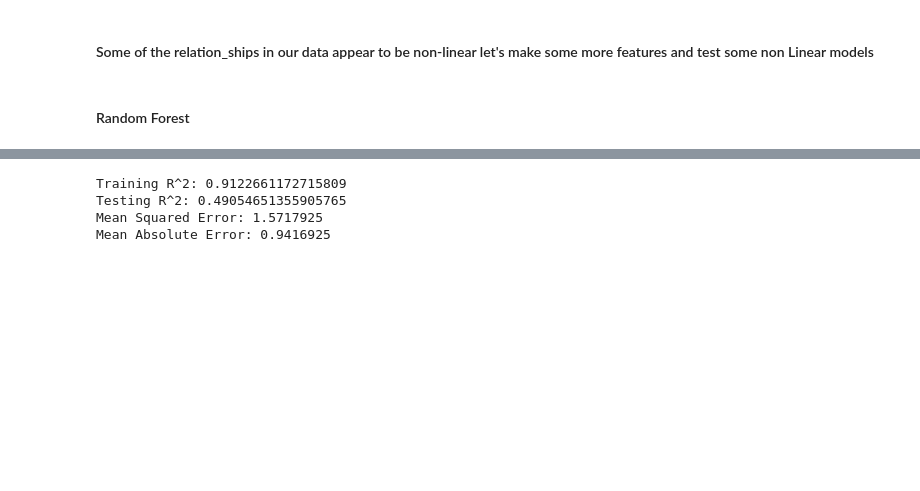
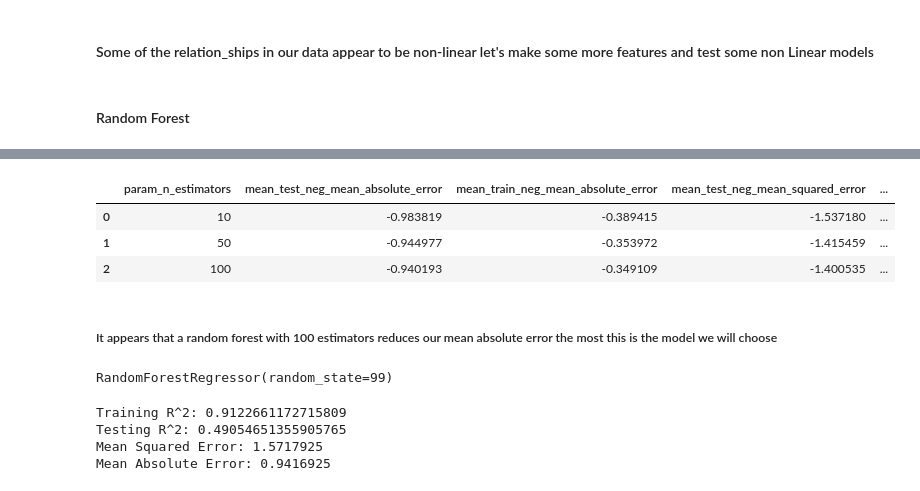
Before and after one commit to blh119/Data-Mining-Final-Project, a Jupyter notebook: Spades Analysis.ipynb, the cells around one changed output, grey strips where cells are left out. Saved outputs shown, nothing was run; the diff lists cells and outputs as text; code cells hidden in the pictures; blank space fills up the shorter version.

```diff
--- a/Spades Analysis.ipynb
+++ b/Spades Analysis.ipynb
@@ -661,3 +694,23 @@ Fitting 4 folds for each of 3 candidates, totalling 12 fits
+# %%
+cv_random_forest_regressor[["param_n_estimators",
+                            "mean_test_neg_mean_absolute_error",
+                            "mean_train_neg_mean_absolute_error",
+                            "mean_test_neg_mean_squared_error",
+                            "mean_train_neg_mean_squared_error",
+                            "mean_test_r2",
+                            "mean_train_r2"]]
+# %% [output]
+|  | param_n_estimators | mean_test_neg_mean_absolute_error | mean_train_neg_mean_absolute_error | mean_test_neg_mean_squared_error | ... |
+| 0 | 10 | -0.983819 | -0.389415 | -1.537180 | ... |
+| 1 | 50 | -0.944977 | -0.353972 | -1.415459 | ... |
+| 2 | 100 | -0.940193 | -0.349109 | -1.400535 | ... |
+# %% [markdown]
+##### It appears that a random forest with 100 estimators reduces our mean absolute error the most this is the model we will choose
+# %%
+random_forest_regressor = RandomForestRegressor(n_estimators = 100, random_state = 99)
+random_forest_regressor.fit(X_train, y_train)
+# %% [output]
+RandomForestRegressor(random_state=99)
 # %%
 y_train_pred_rf = random_forest_regressor.predict(X_train)
 y_test_pred_rf = random_forest_regressor.predict(X_test)
```
Also changed, not shown: parts of 9 cells of this notebook, 1 other file.
